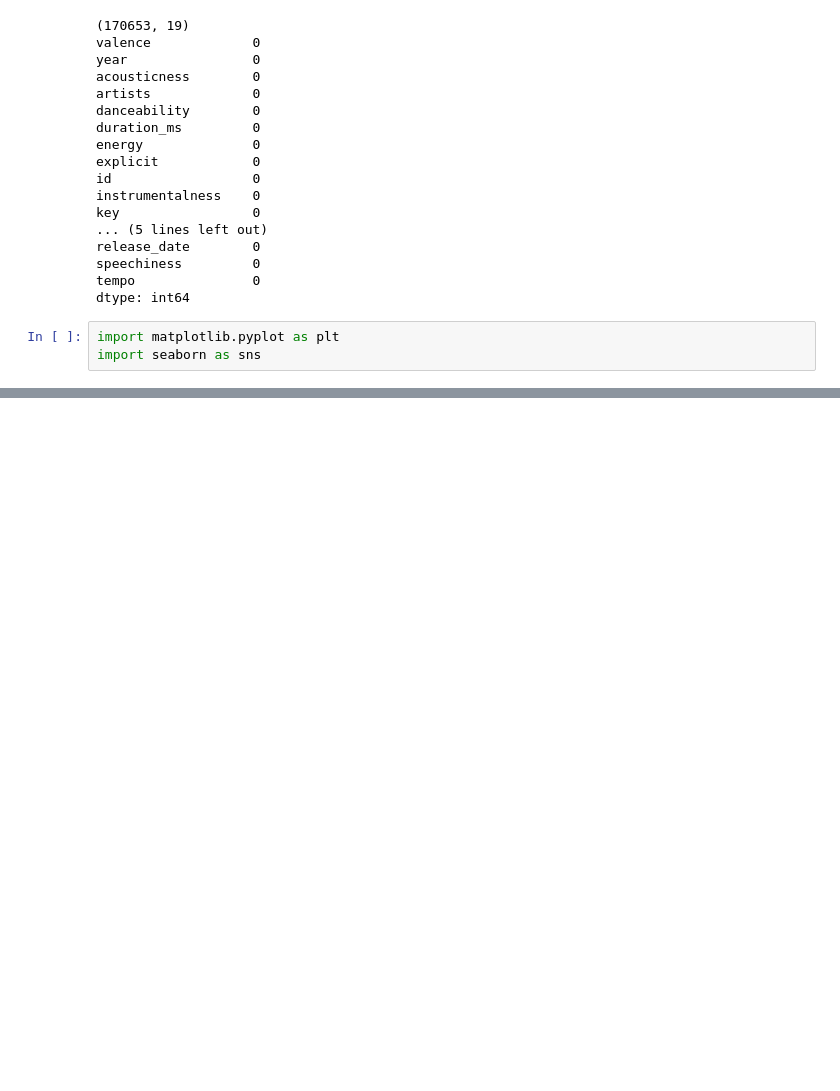
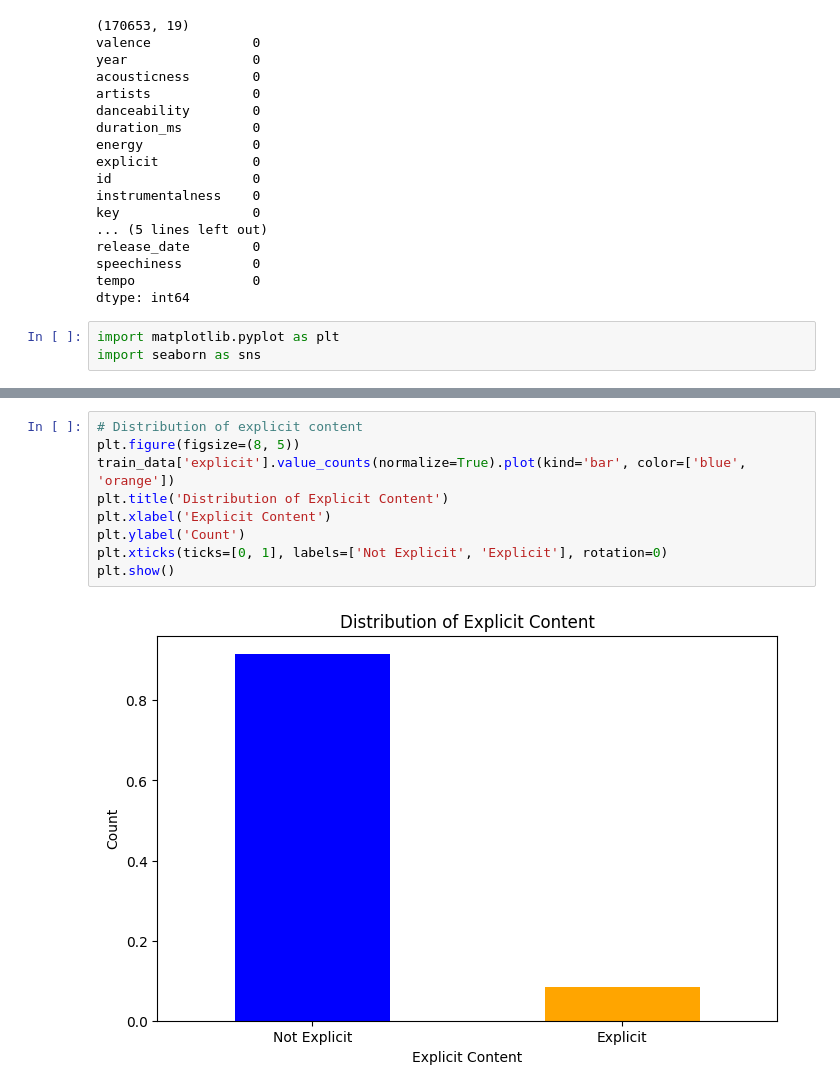
Before and after one commit to Nobodybob1/Music-Recommendation, a Jupyter notebook: main.ipynb, the cells around one changed output, grey strips where cells are left out. Saved outputs shown, nothing was run; the diff lists cells and outputs as text; blank space fills up the shorter version.

```diff
--- a/main.ipynb
+++ b/main.ipynb
@@ -69,0 +97,11 @@ import seaborn as sns
+# %%
+# Distribution of explicit content
+plt.figure(figsize=(8, 5))
+train_data['explicit'].value_counts(normalize=True).plot(kind='bar', color=['blue', 'orange'])
+plt.title('Distribution of Explicit Content')
+plt.xlabel('Explicit Content')
+plt.ylabel('Count')
+plt.xticks(ticks=[0, 1], labels=['Not Explicit', 'Explicit'], rotation=0)
+plt.show()
+# %% [output]
+[figure, added]
```
Also changed, not shown: parts of 10 cells of this notebook.
